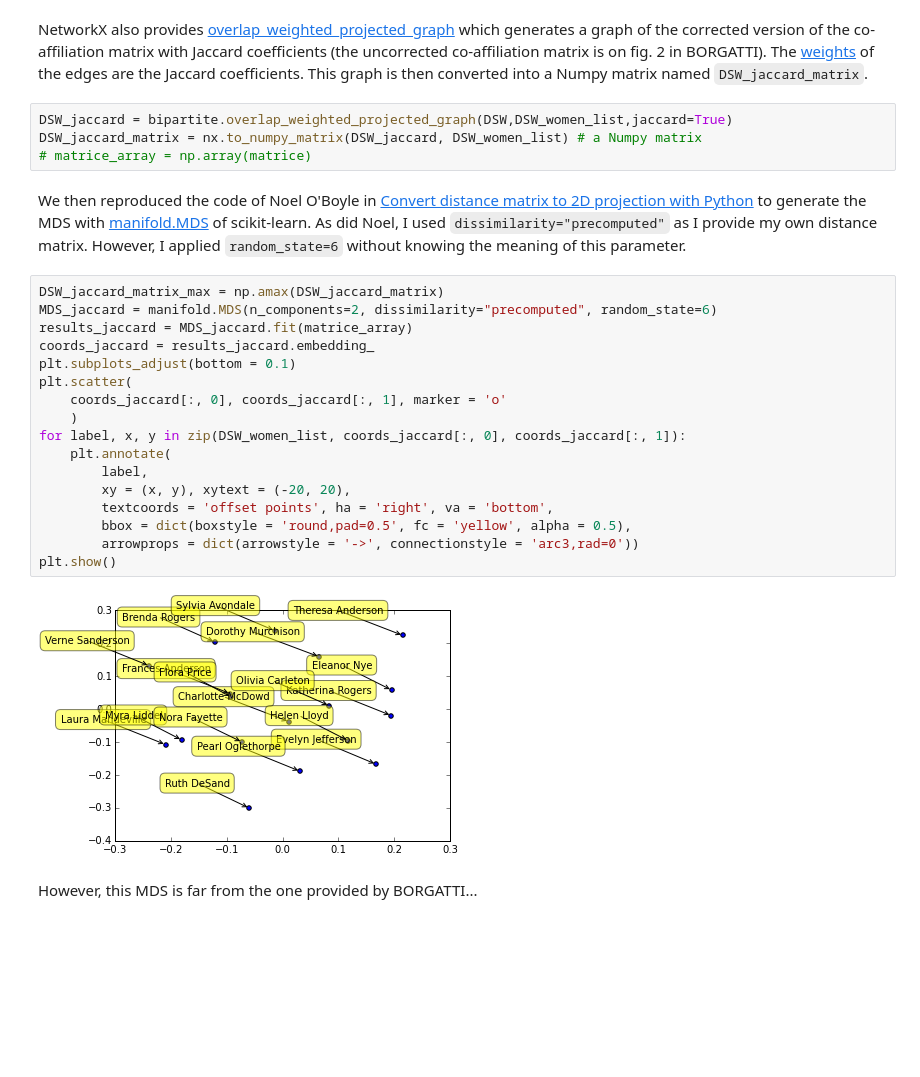
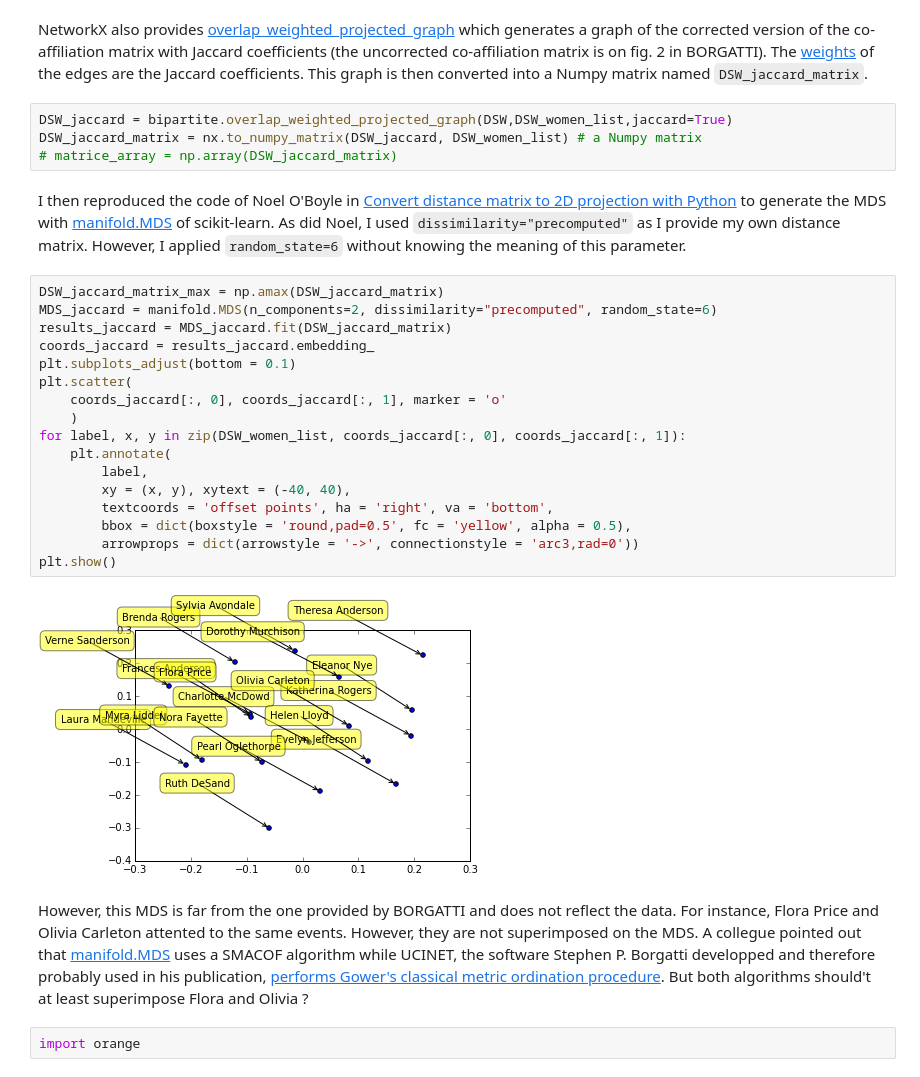
Before and after one commit to JBPressac/MDS-of-DGG, a Jupyter notebook: Davis Southern Women MDS of Jaccard coefficient.ipynb, the cells around one changed output. Cells and saved outputs as stored; diff of their text form; blank space fills up the shorter version.

Commit message:
Ajout de commentaires
Commentaires sur les différences d'algorithme.

```diff
--- a/Davis Southern Women MDS of Jaccard coefficient.ipynb
+++ b/Davis Southern Women MDS of Jaccard coefficient.ipynb
@@ -23,27 +23,29 @@ NetworkX also provides [overlap_weighted_projected_graph](https://networkx.githu
 # %%
 DSW_jaccard = bipartite.overlap_weighted_projected_graph(DSW,DSW_women_list,jaccard=True)
 DSW_jaccard_matrix = nx.to_numpy_matrix(DSW_jaccard, DSW_women_list) # a Numpy matrix
-# matrice_array = np.array(matrice)
+# matrice_array = np.array(DSW_jaccard_matrix)
 # %% [markdown]
-We then reproduced the code of Noel O'Boyle in [Convert distance matrix to 2D projection with Python](http://baoilleach.blogspot.fr/2014/01/convert-distance-matrix-to-2d.html) to generate the MDS with [manifold.MDS](http://scikit-learn.org/stable/modules/generated/sklearn.manifold.MDS.html#sklearn-manifold-mds) of scikit-learn. As did Noel, I used `dissimilarity="precomputed"` as I provide my own distance matrix. However, I applied `random_state=6` without knowing the meaning of this parameter.
+I then reproduced the code of Noel O'Boyle in [Convert distance matrix to 2D projection with Python](http://baoilleach.blogspot.fr/2014/01/convert-distance-matrix-to-2d.html) to generate the MDS with [manifold.MDS](http://scikit-learn.org/stable/modules/generated/sklearn.manifold.MDS.html#sklearn-manifold-mds) of scikit-learn. As did Noel, I used `dissimilarity="precomputed"` as I provide my own distance matrix. However, I applied `random_state=6` without knowing the meaning of this parameter.
 # %%
 DSW_jaccard_matrix_max = np.amax(DSW_jaccard_matrix)
 MDS_jaccard = manifold.MDS(n_components=2, dissimilarity="precomputed", random_state=6)
-results_jaccard = MDS_jaccard.fit(matrice_array)
+results_jaccard = MDS_jaccard.fit(DSW_jaccard_matrix)
 coords_jaccard = results_jaccard.embedding_
 plt.subplots_adjust(bottom = 0.1)
 plt.scatter(
     coords_jaccard[:, 0], coords_jaccard[:, 1], marker = 'o'
     )
 for label, x, y in zip(DSW_women_list, coords_jaccard[:, 0], coords_jaccard[:, 1]):
     plt.annotate(
         label,
-        xy = (x, y), xytext = (-20, 20),
+        xy = (x, y), xytext = (-40, 40),
         textcoords = 'offset points', ha = 'right', va = 'bottom',
         bbox = dict(boxstyle = 'round,pad=0.5', fc = 'yellow', alpha = 0.5),
         arrowprops = dict(arrowstyle = '->', connectionstyle = 'arc3,rad=0'))
 plt.show()
 # %% [output]
-[figure, old version]
+[figure, new version]
-# %% [markdown]
-However, this MDS is far from the one provided by BORGATTI...
+# %% [markdown]
+However, this MDS is far from the one provided by BORGATTI and does not reflect the data. For instance, Flora Price and Olivia Carleton attented to the same events. However, they are not superimposed on the MDS. A collegue pointed out that [manifold.MDS](http://scikit-learn.org/stable/modules/generated/sklearn.manifold.MDS.html#sklearn-manifold-mds) uses a SMACOF algorithm while UCINET, the software Stephen P. Borgatti developped and therefore probably used in his publication, [performs Gower's classical metric ordination procedure](http://www.analytictech.com/ucinet/help/12ugzoc.htm). But both algorithms should't at least superimpose Flora and Olivia ?
+# %%
+import orange
```
